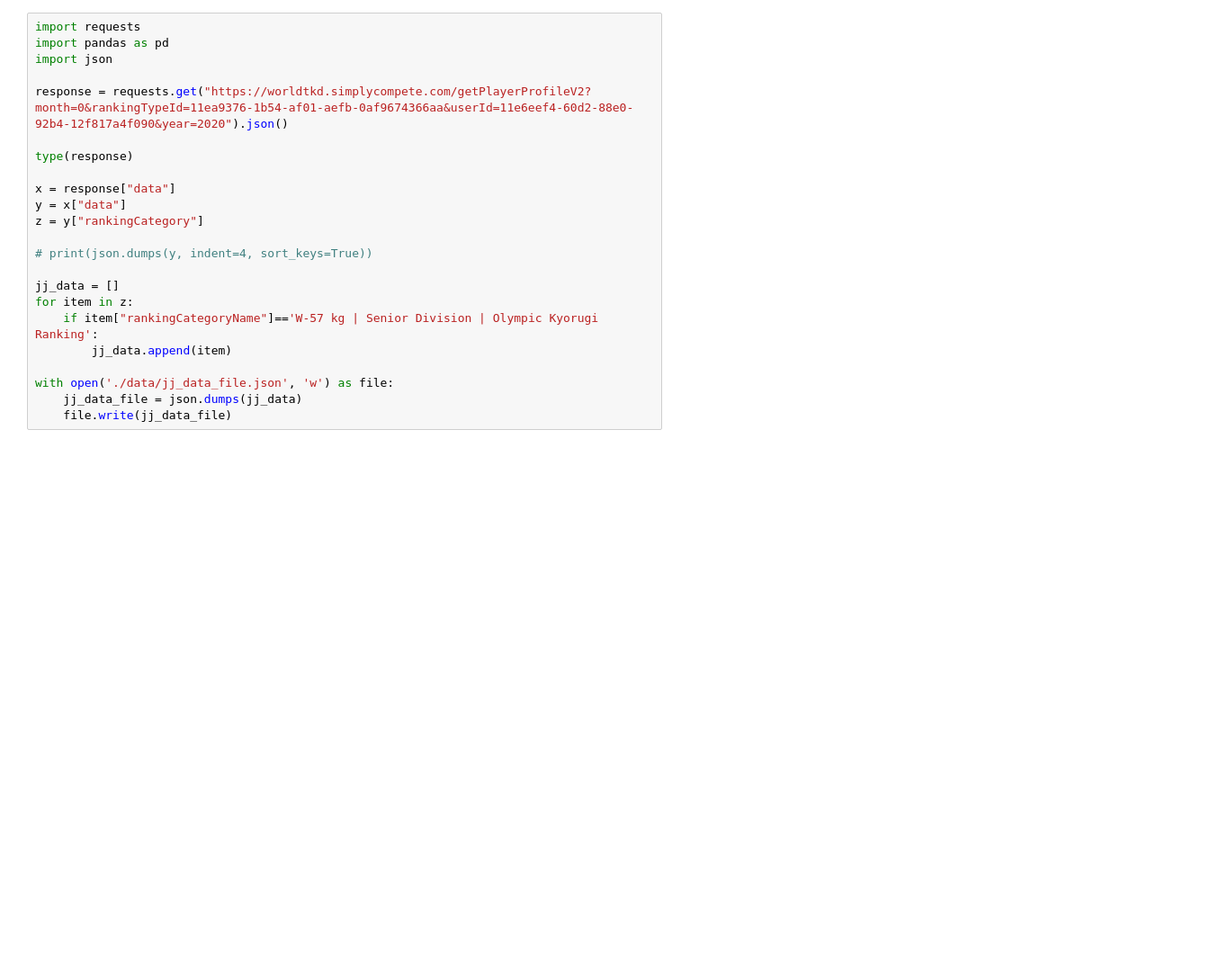
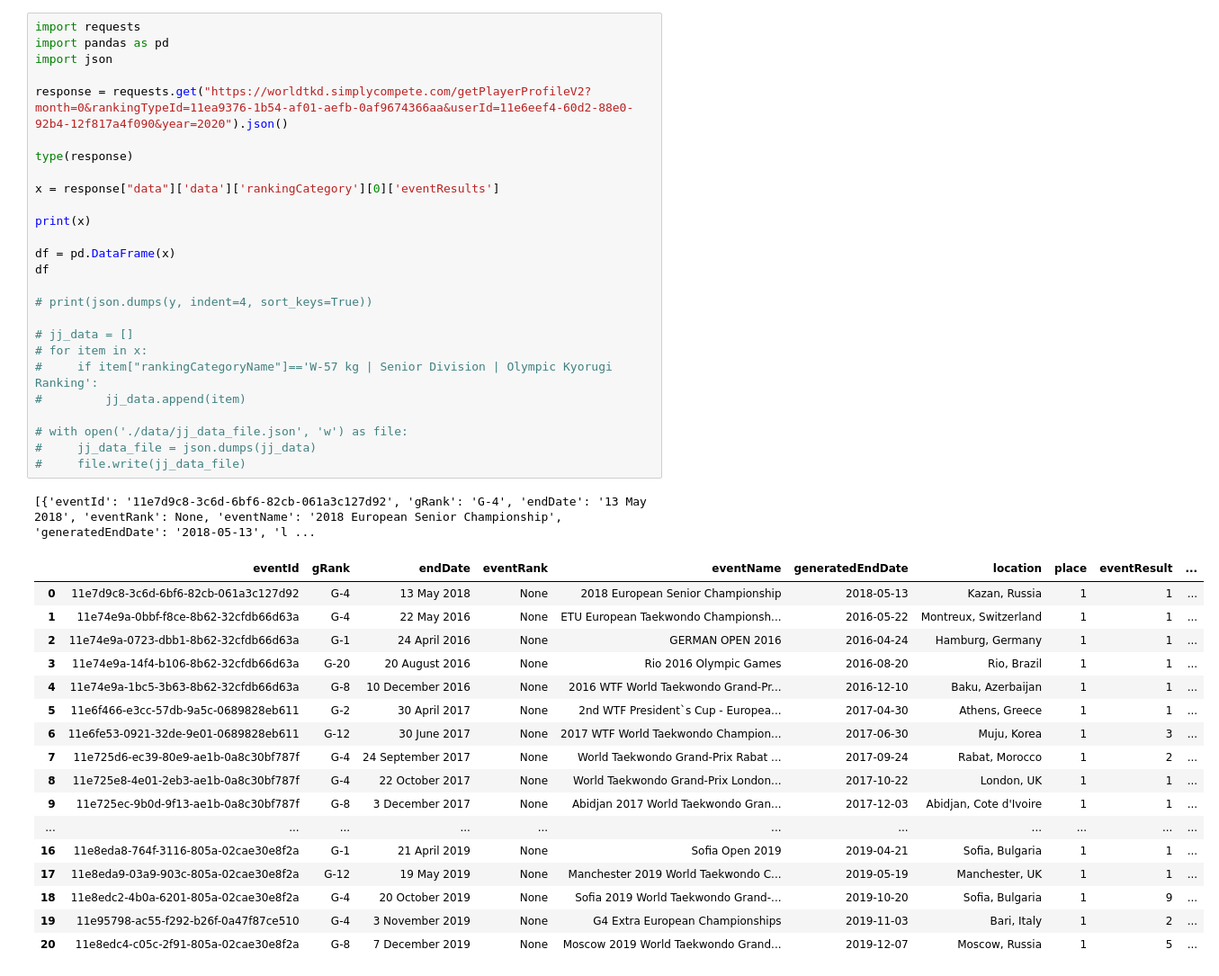
Before and after one commit to EmmaBird/webscraping_challenges, a Jupyter notebook: 1.Jade Jones Challenge/challenge.ipynb, the cells around one changed output. Shown at 90% size. Saved outputs shown, nothing was run; the diff lists cells and outputs as text; blank space fills up the shorter version.

```diff
--- a/1.Jade Jones Challenge/challenge.ipynb
+++ b/1.Jade Jones Challenge/challenge.ipynb
@@ -16,26 +16,48 @@
 # %%
 import requests
 import pandas as pd
 import json
 
 response = requests.get("https://worldtkd.simplycompete.com/getPlayerProfileV2?month=0&rankingTypeId=11ea9376-1b54-af01-aefb-0af9674366aa&userId=11e6eef4-60d2-88e0-92b4-12f817a4f090&year=2020").json()
 
 type(response)
 
-x = response["data"]
-y = x["data"]
-z = y["rankingCategory"]
+x = response["data"]['data']['rankingCategory'][0]['eventResults']
+
+print(x)
+
+df = pd.DataFrame(x)
+df
 
 # print(json.dumps(y, indent=4, sort_keys=True))
 
-jj_data = []
-for item in z:
-    if item["rankingCategoryName"]=='W-57 kg | Senior Division | Olympic Kyorugi Ranking':
-        jj_data.append(item)
+# jj_data = []
+# for item in x:
+#     if item["rankingCategoryName"]=='W-57 kg | Senior Division | Olympic Kyorugi Ranking':
+#         jj_data.append(item)
 
-with open('./data/jj_data_file.json', 'w') as file:
-    jj_data_file = json.dumps(jj_data)
-    file.write(jj_data_file)
+# with open('./data/jj_data_file.json', 'w') as file:
+#     jj_data_file = json.dumps(jj_data)
+#     file.write(jj_data_file)
+# %% [output]
+[{'eventId': '11e7d9c8-3c6d-6bf6-82cb-061a3c127d92', 'gRank': 'G-4', 'endDate': '13 May 2018', 'eventRank': None, 'eventName': '2018 European Senior Championship', 'generatedEndDate': '2018-05-13', 'l ...
+|  | eventId | gRank | endDate | eventRank | eventName | generatedEndDate | location | place | eventResult | ... |
+| 0 | 11e7d9c8-3c6d-6bf6-82cb-061a3c127d92 | G-4 | 13 May 2018 | None | 2018 European Senior Championship | 2018-05-13 | Kazan, Russia | 1 | 1 | ... |
+| 1 | 11e74e9a-0bbf-f8ce-8b62-32cfdb66d63a | G-4 | 22 May 2016 | None | ETU European Taekwondo Championsh... | 2016-05-22 | Montreux, Switzerland | 1 | 1 | ... |
+| 2 | 11e74e9a-0723-dbb1-8b62-32cfdb66d63a | G-1 | 24 April 2016 | None | GERMAN OPEN 2016 | 2016-04-24 | Hamburg, Germany | 1 | 1 | ... |
+| 3 | 11e74e9a-14f4-b106-8b62-32cfdb66d63a | G-20 | 20 August 2016 | None | Rio 2016 Olympic Games | 2016-08-20 | Rio, Brazil | 1 | 1 | ... |
+| 4 | 11e74e9a-1bc5-3b63-8b62-32cfdb66d63a | G-8 | 10 December 2016 | None | 2016 WTF World Taekwondo Grand-Pr... | 2016-12-10 | Baku, Azerbaijan | 1 | 1 | ... |
+| 5 | 11e6f466-e3cc-57db-9a5c-0689828eb611 | G-2 | 30 April 2017 | None | 2nd WTF President`s Cup - Europea... | 2017-04-30 | Athens, Greece | 1 | 1 | ... |
+| 6 | 11e6fe53-0921-32de-9e01-0689828eb611 | G-12 | 30 June 2017 | None | 2017 WTF World Taekwondo Champion... | 2017-06-30 | Muju, Korea | 1 | 3 | ... |
+| 7 | 11e725d6-ec39-80e9-ae1b-0a8c30bf787f | G-4 | 24 September 2017 | None | World Taekwondo Grand-Prix Rabat ... | 2017-09-24 | Rabat, Morocco | 1 | 2 | ... |
+| 8 | 11e725e8-4e01-2eb3-ae1b-0a8c30bf787f | G-4 | 22 October 2017 | None | World Taekwondo Grand-Prix London... | 2017-10-22 | London, UK | 1 | 1 | ... |
+| 9 | 11e725ec-9b0d-9f13-ae1b-0a8c30bf787f | G-8 | 3 December 2017 | None | Abidjan 2017 World Taekwondo Gran... | 2017-12-03 | Abidjan, Cote d'Ivoire | 1 | 1 | ... |
+| ... | ... | ... | ... | ... | ... | ... | ... | ... | ... | ... |
+| 16 | 11e8eda8-764f-3116-805a-02cae30e8f2a | G-1 | 21 April 2019 | None | Sofia Open 2019 | 2019-04-21 | Sofia, Bulgaria | 1 | 1 | ... |
+| 17 | 11e8eda9-03a9-903c-805a-02cae30e8f2a | G-12 | 19 May 2019 | None | Manchester 2019 World Taekwondo C... | 2019-05-19 | Manchester, UK | 1 | 1 | ... |
+| 18 | 11e8edc2-4b0a-6201-805a-02cae30e8f2a | G-4 | 20 October 2019 | None | Sofia 2019 World Taekwondo Grand-... | 2019-10-20 | Sofia, Bulgaria | 1 | 9 | ... |
+| 19 | 11e95798-ac55-f292-b26f-0a47f87ce510 | G-4 | 3 November 2019 | None | G4 Extra European Championships | 2019-11-03 | Bari, Italy | 1 | 2 | ... |
+| 20 | 11e8edc4-c05c-2f91-805a-02cae30e8f2a | G-8 | 7 December 2019 | None | Moscow 2019 World Taekwondo Grand... | 2019-12-07 | Moscow, Russia | 1 | 5 | ... |
 # %% [markdown]
 <a style='text-decoration:none;line-height:16px;display:flex;color:#5B5B62;padding:10px;justify-content:end;' href='https://deepnote.com?utm_source=created-in-deepnote-cell&projectId=06e3b3a6-f418-4676-af98-f6f17c6cc9f2' target="_blank">
 <img alt='Created in deepnote.com' style='display:inline;max-height:16px;margin:0px;margin-right:7.5px;' src='embedded-picture-1' > </img>
```
Also changed, not shown: 5 other files.
